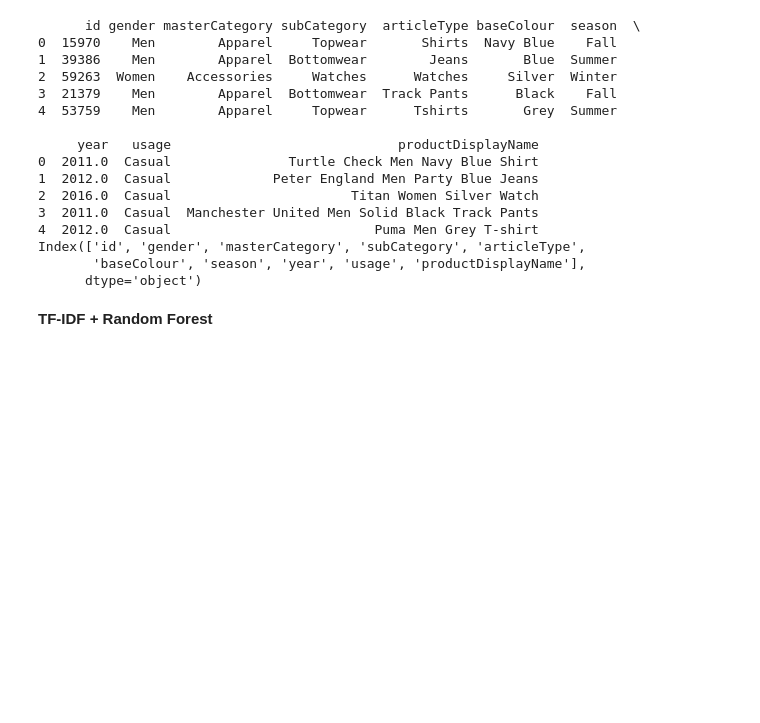
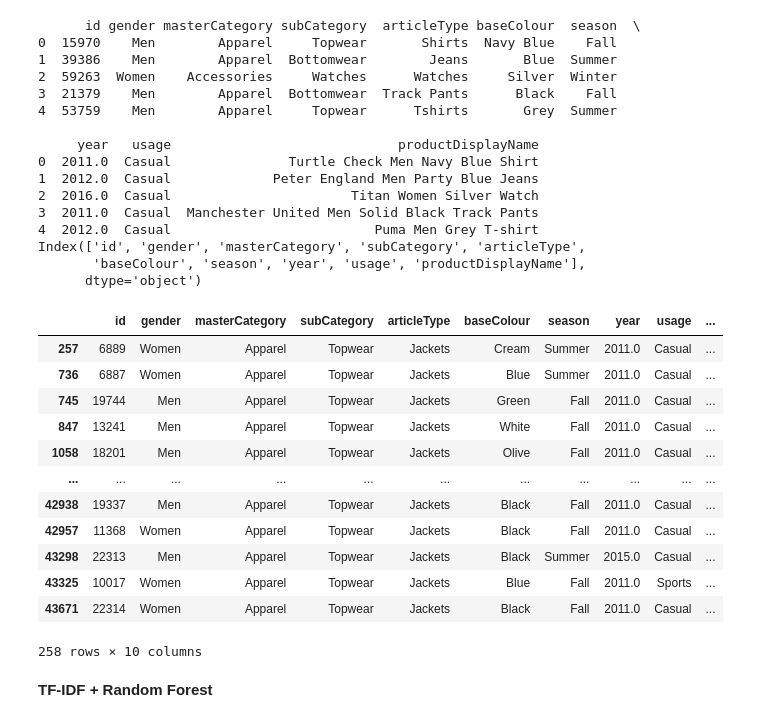
Before and after one commit to PontiaTech/smartshop-advisor, a Jupyter notebook: app/data/labelling/ML_labelling.ipynb, the cells around one changed output. Cells and saved outputs as stored; diff of their text form; code cells hidden in the pictures; blank space fills up the shorter version.

```diff
--- a/app/data/labelling/ML_labelling.ipynb
+++ b/app/data/labelling/ML_labelling.ipynb
@@ -52,6 +49,22 @@ print(df.columns)
 Index(['id', 'gender', 'masterCategory', 'subCategory', 'articleType',
        'baseColour', 'season', 'year', 'usage', 'productDisplayName'],
       dtype='object')
+# %%
+df[df["articleType"] == "Jackets"]
+# %% [output]
+|  | id | gender | masterCategory | subCategory | articleType | baseColour | season | year | usage | ... |
+| 257 | 6889 | Women | Apparel | Topwear | Jackets | Cream | Summer | 2011.0 | Casual | ... |
+| 736 | 6887 | Women | Apparel | Topwear | Jackets | Blue | Summer | 2011.0 | Casual | ... |
+| 745 | 19744 | Men | Apparel | Topwear | Jackets | Green | Fall | 2011.0 | Casual | ... |
+| 847 | 13241 | Men | Apparel | Topwear | Jackets | White | Fall | 2011.0 | Casual | ... |
+| 1058 | 18201 | Men | Apparel | Topwear | Jackets | Olive | Fall | 2011.0 | Casual | ... |
+| ... | ... | ... | ... | ... | ... | ... | ... | ... | ... | ... |
+| 42938 | 19337 | Men | Apparel | Topwear | Jackets | Black | Fall | 2011.0 | Casual | ... |
+| 42957 | 11368 | Women | Apparel | Topwear | Jackets | Black | Fall | 2011.0 | Casual | ... |
+| 43298 | 22313 | Men | Apparel | Topwear | Jackets | Black | Summer | 2015.0 | Casual | ... |
+| 43325 | 10017 | Women | Apparel | Topwear | Jackets | Blue | Fall | 2011.0 | Sports | ... |
+| 43671 | 22314 | Women | Apparel | Topwear | Jackets | Black | Fall | 2011.0 | Casual | ... |
+258 rows × 10 columns
 # %% [markdown]
 **TF-IDF + Random Forest**
 # %%
```
Also changed, not shown: parts of 8 cells of this notebook.
